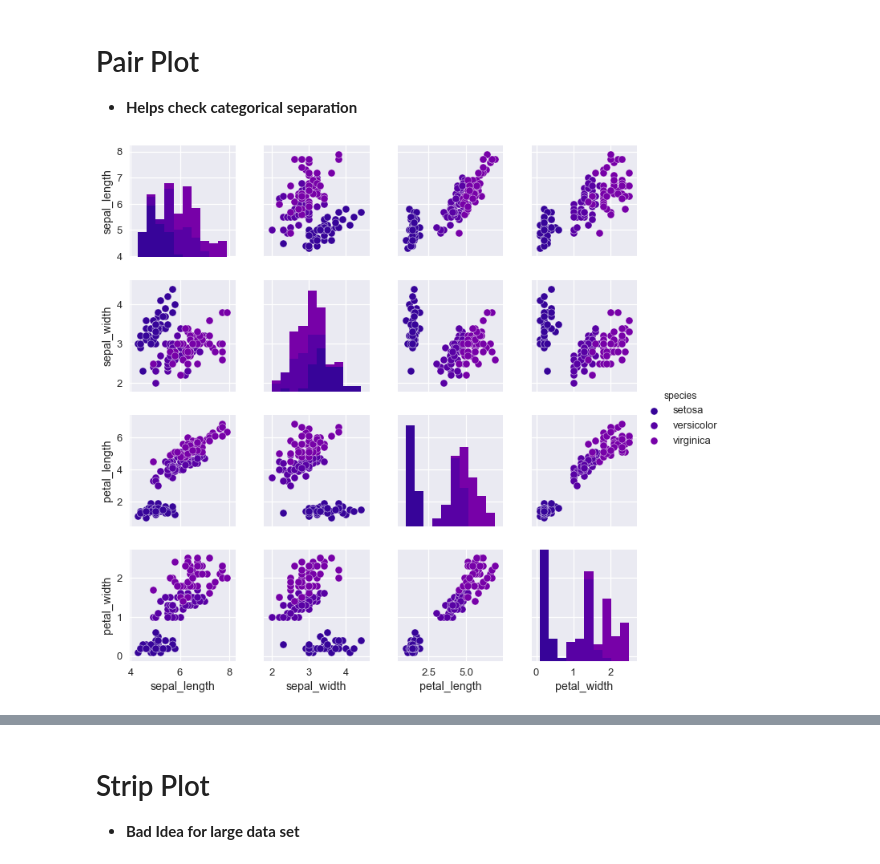
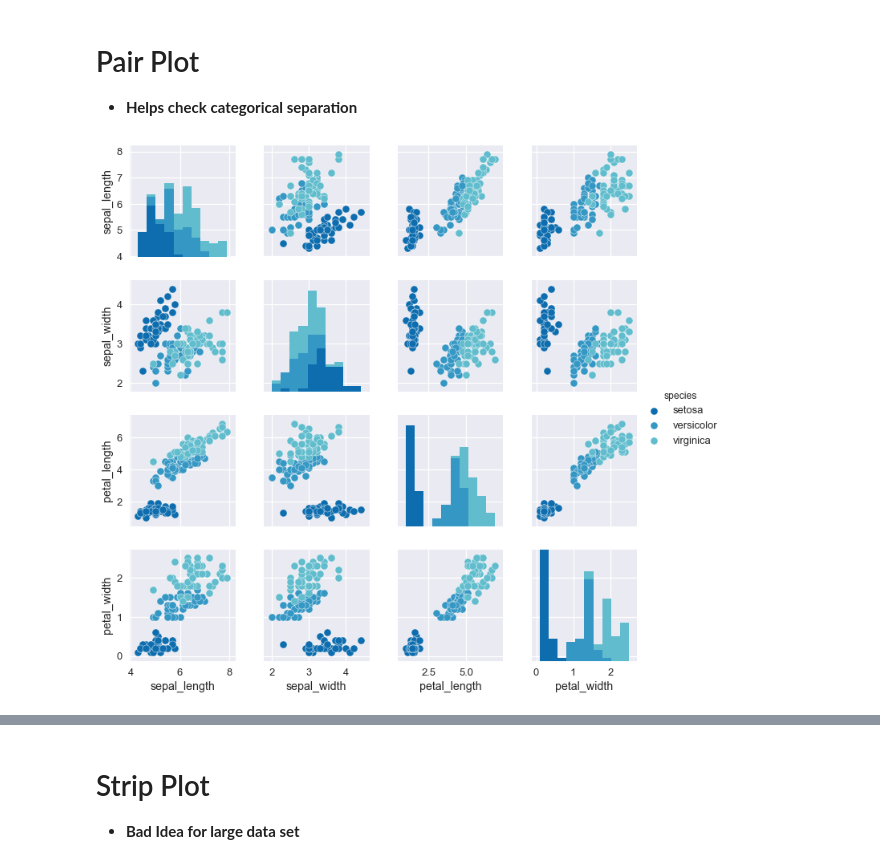
Before and after one commit to derpycoder/pragmatic-machine-learning, a Jupyter notebook: visualization/seaborn.ipynb, the cells around one changed output, grey strips where cells are left out. Cells and saved outputs as stored; diff of their text form; code cells hidden in the pictures.

```diff
--- a/visualization/seaborn.ipynb
+++ b/visualization/seaborn.ipynb
@@ -74,8 +85,8 @@ plt.show()
 * **Helps check categorical separation**
 # %%
 sns.set_context('talk')    # notebook, paper, talk, poster
-with sns.color_palette("plasma", 12):
+with sns.color_palette('GnBu_r'):
     sns.pairplot(iris_df, hue = 'species')
 plt.show()
 # %% [output]
-[figure, old version]
+[figure, new version]
```
Also changed, not shown: parts of 4 cells of this notebook, 2 other files.
